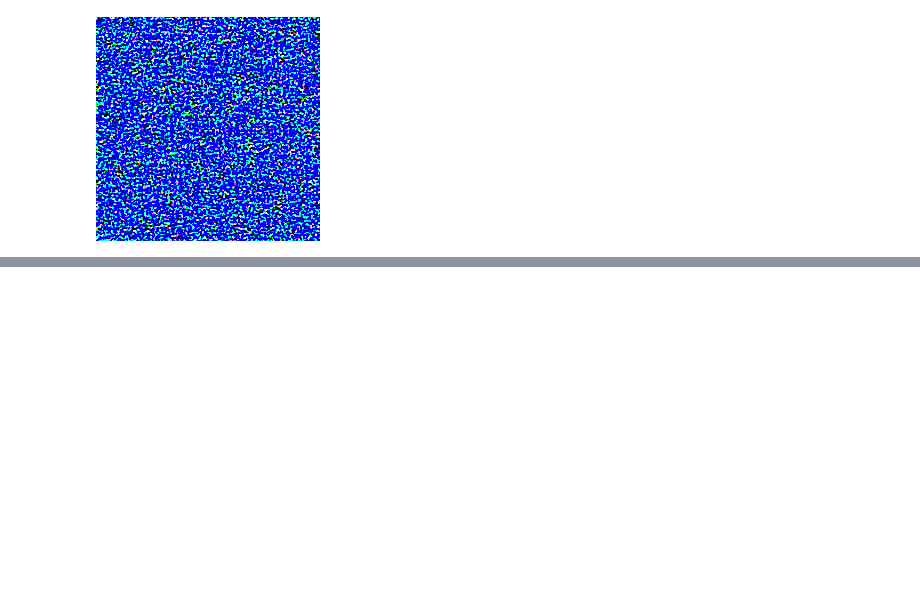
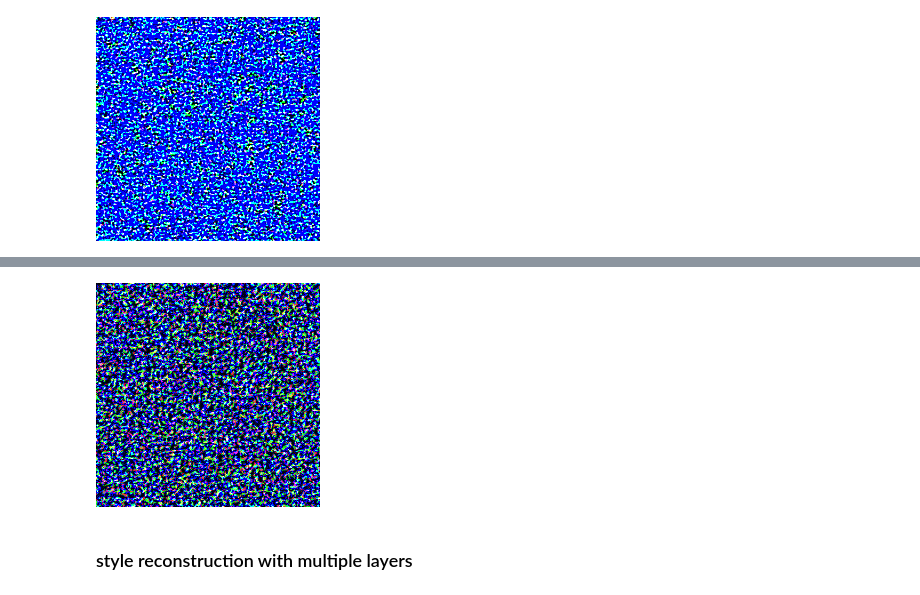
Before and after one commit to BlcMed/artististic-style-morpher, a Jupyter notebook: notebooks/3-style_reconstruction.ipynb, the cells around one changed output, grey strips where cells are left out. Saved outputs shown, nothing was run; the diff lists cells and outputs as text; code cells hidden in the pictures; blank space fills up the shorter version.

Commit message:
Combine multiple layers in style reconstruction

```diff
--- a/notebooks/3-style_reconstruction.ipynb
+++ b/notebooks/3-style_reconstruction.ipynb
@@ -96,7 +96,7 @@ tensor_to_image(white_noise_image_t)
 # %%
 def get_features(model, x):
     """
-    forward pass and get the features for some target layer
+    forward pass and get the features for all layers
     """
     features = []
     features = {}
@@ -176,3 +178,8 @@ Iteration 1000/1000, Loss: 29766598.0
 generated_image
 # %% [output]
 [figure]
+# %%
+white_noise_image_t_2 = generate_white_noise_image(width=width, height=height)
+generated_image_2 = reconstruct_style(
+    white_noise_image_t_2, real_image_features, layer=3, num_iteration=NUM_ITERATION
+)
@@ -178,0 +204,6 @@ generated_image
+# %%
+generated_image_2
+# %% [output]
+[figure, added]
+# %% [markdown]
+### style reconstruction with multiple layers
```
Also changed, not shown: parts of 12 cells of this notebook.
